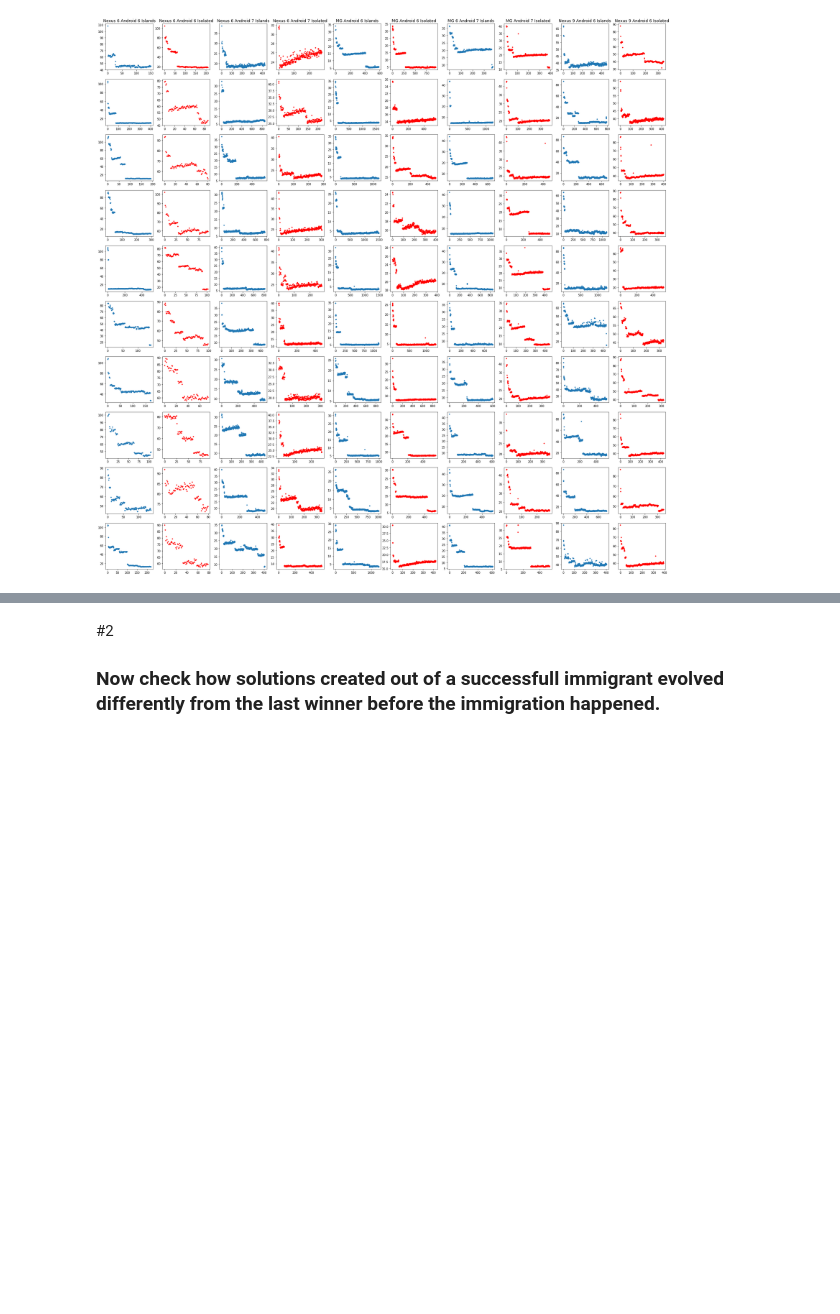
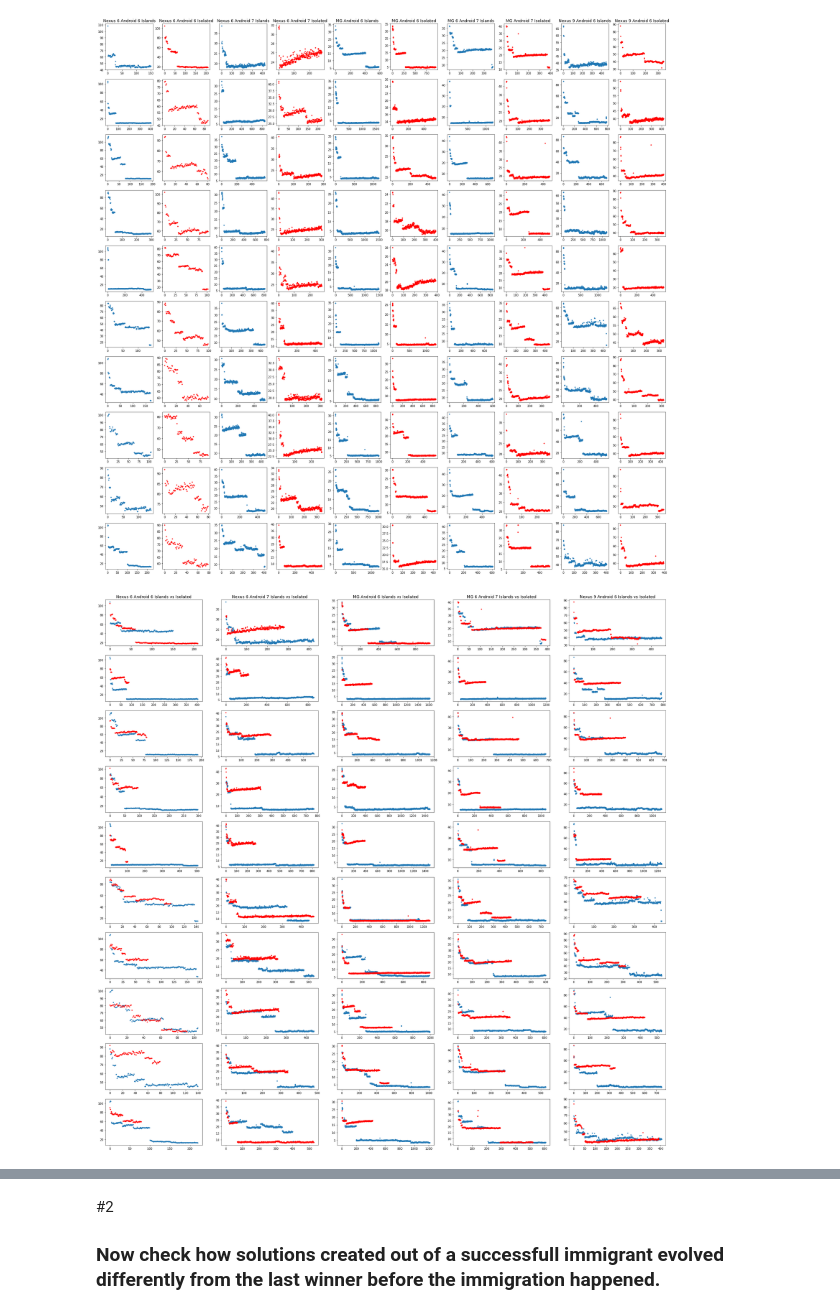
Before and after one commit to mahmoud-bokhari/distributed_GI, a Jupyter notebook: analysis.ipynb, the cells around one changed output, grey strips where cells are left out. Cells and saved outputs as stored; diff of their text form; code cells hidden in the pictures; blank space fills up the shorter version.

```diff
--- a/analysis.ipynb
+++ b/analysis.ipynb
@@ -188,6 +191,46 @@ for i in range(10):
 plt.show()
 # %% [output]
 [figure]
+# %%
+### The cell above must be executed where devices' isolated/islands winner energy use data is exctracted
+title_font_size=14
+fig, axs = plt.subplots(10, 5, figsize=(35, 35))
+axs[0,0].set_title('Nexus 6 Android 6 Islands vs Isolated', fontsize=title_font_size)
+#axs[0,1].set_title('Nexus 6 Android 6 Isolated', fontsize=title_font_size)
+
+axs[0,1].set_title('Nexus 6 Android 7 Islands vs Isolated', fontsize=title_font_size)
+#axs[0,3].set_title('Nexus 6 Android 7 Isolated', fontsize=title_font_size)
+
+axs[0,2].set_title('MG Android 6 Islands vs Isolated', fontsize=title_font_size)
+#axs[0,5].set_title('MG Android 6 Isolated', fontsize=title_font_size)
+
+axs[0,3].set_title('MG 6 Android 7 Islands vs Isolated', fontsize=title_font_size)
+#axs[0,7].set_title('MG Android 7 Isolated', fontsize=title_font_size)
+
+axs[0,4].set_title('Nexus 9 Android 6 Islands vs Isolated', fontsize=title_font_size)
+#axs[0,9].set_title('Nexus 9 Android 6 Isolated', fontsize=title_font_size)
+for i in range(10):
+
+
+    axs[i,0].plot(N6A6_island_winners[i], '.')
+    axs[i,0].plot(N6A6_isolated_winners[i],'.', c='r')
+
+    axs[i,1].plot(N6A7_island_winners[i], '.')
+    axs[i,1].plot(N6A7_isolated_winners[i],'.', c='r')
+
+    axs[i,2].plot(MGA6_island_winners[i], '.')
+    axs[i,2].plot(MGA6_isolated_winners[i],'.', c='r')
+
+    axs[i,3].plot(MGA7_island_winners[i], '.')
+    axs[i,3].plot(MGA7_isolated_winners[i],'.', c='r')
+
+    axs[i,4].plot(N9A6_island_winners[i], '.')
+    axs[i,4].plot(N9A6_isolated_winners[i],'.', c='r')
+
+#plt.savefig(plots_dir + 'island-vs-isolated-all-devices',facecolor='w', dpi=100)
+plt.show()
+# %% [output]
+[figure, added]
 # %%
 
 ### now calculate the average of fitness for each device
```
Also changed, not shown: parts of 13 cells of this notebook.
